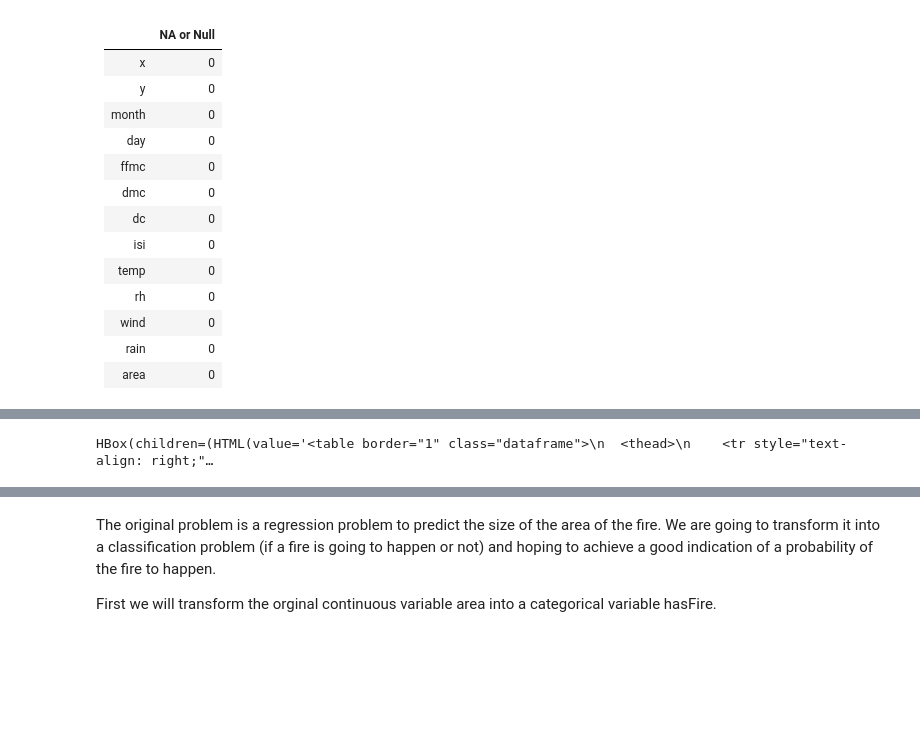
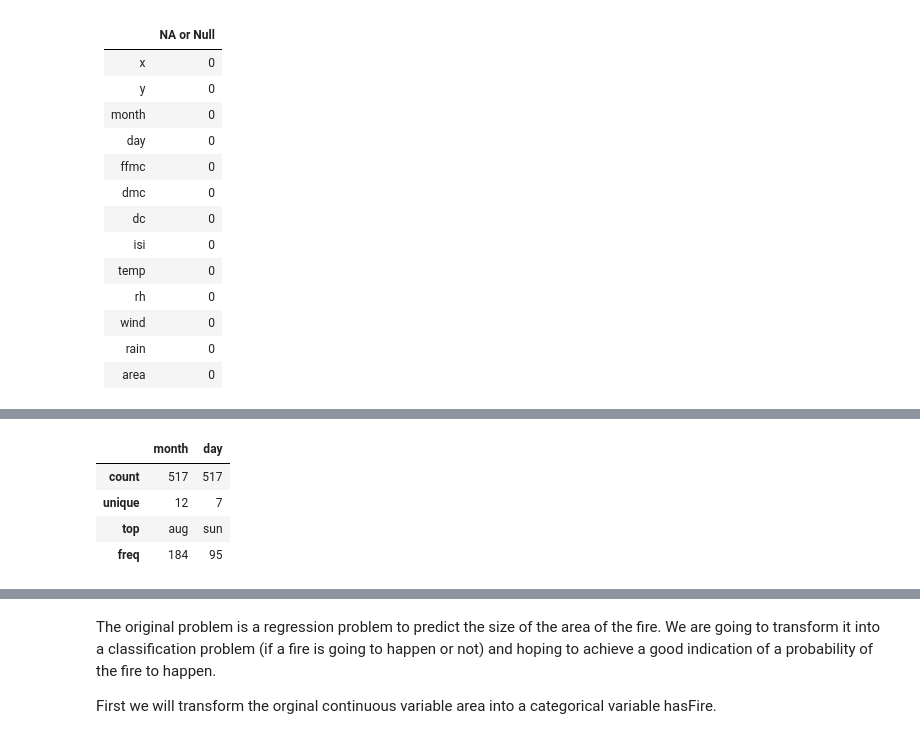
Before and after one commit to mjsmagalhaes/examples-datascience, a Jupyter notebook: forest_fires.ipynb, the cells around one changed output, grey strips where cells are left out. Cells and saved outputs as stored; diff of their text form; code cells hidden in the pictures; blank space fills up the shorter version.

```diff
--- a/forest_fires.ipynb
+++ b/forest_fires.ipynb
@@ -83,9 +81,13 @@ lab.eda.describe_numerical(raw)
 | 75% | 7.000000 | 5.000000 | 92.900000 | 142.400000 | 713.900000 | 10.800000 | 22.800000 | 53.000000 | 4.900000 | 0.000000 | 6.570000 |
 | max | 9.000000 | 9.000000 | 96.200000 | 291.300000 | 860.600000 | 56.100000 | 33.300000 | 100.000000 | 9.400000 | 6.400000 | 1090.840000 |
 # %%
-lab.eda.describe_category(raw)
+ds.eda.describe_category(raw)
 # %% [output]
-HBox(children=(HTML(value='<table border="1" class="dataframe">\n  <thead>\n    <tr style="text-align: right;"…
+|  | month | day |
+| count | 517 | 517 |
+| unique | 12 | 7 |
+| top | aug | sun |
+| freq | 184 | 95 |
 # %%
 raw.drop(columns=['x', 'y', 'month', 'day'], inplace=True)
 # %%
```
Also changed, not shown: parts of 13 cells of this notebook, 12 other files.
